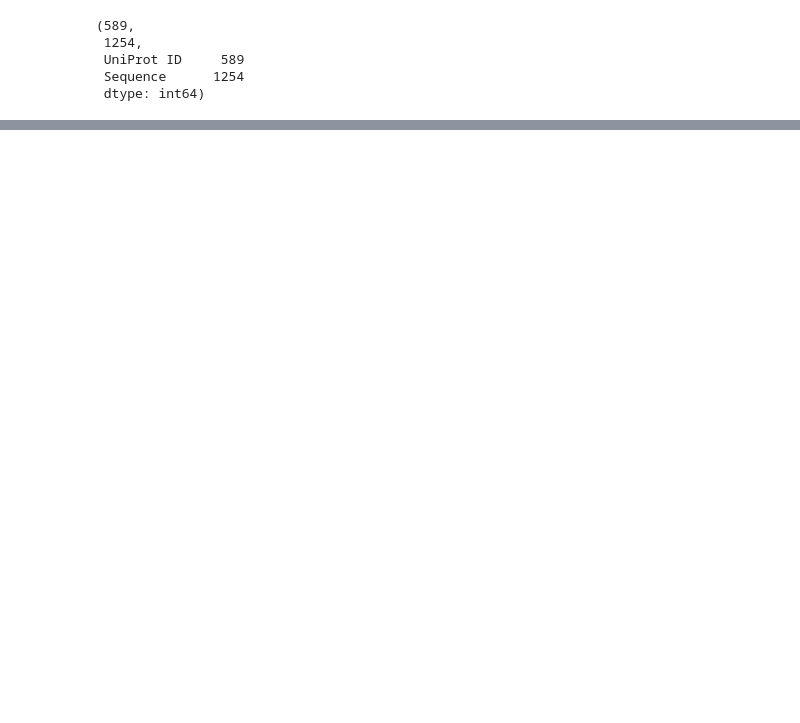
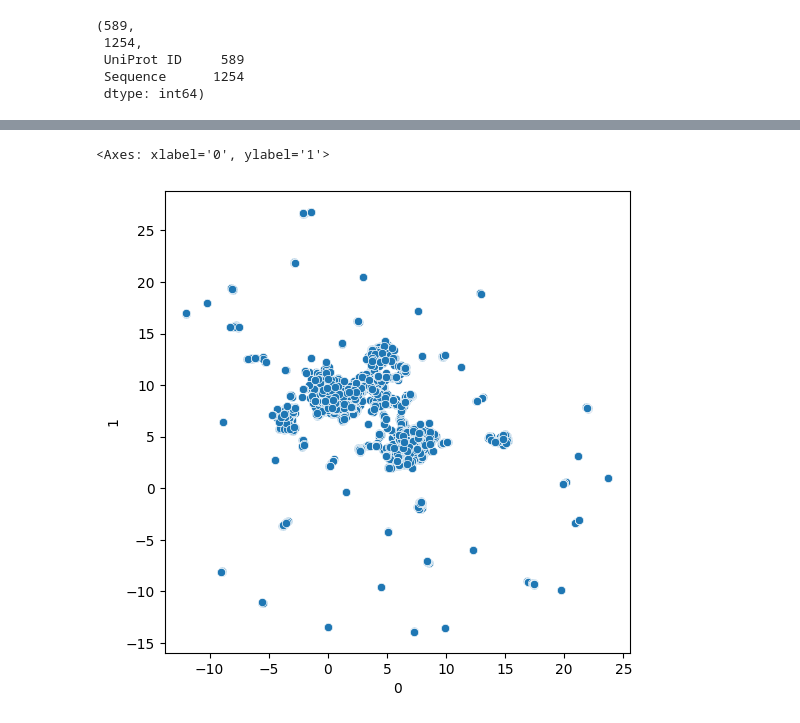
Before and after one commit to nonseanr/BioXML-Hack, a Jupyter notebook: explore.ipynb, the cells around one changed output, grey strips where cells are left out. Cells and saved outputs as stored; diff of their text form; code cells hidden in the pictures; blank space fills up the shorter version.

```diff
--- a/explore.ipynb
+++ b/explore.ipynb
@@ -132,0 +157,20 @@ RuntimeError: MPS backend out of memory (MPS allocated: 60.15 GB, other allocati
+# %%
+text_enc = TextEncoder(config_path='microsoft/BiomedNLP-BiomedBERT-base-uncased-abstract-fulltext', out_dim=256)
+text_enc.model = text_enc.model.to(device)
+text_enc.out = text_enc.out.to(device)
+
+# freeze weights
+for param in text_enc.model.parameters():
+    param.requires_grad = False
+# %%
+text_emb = text_enc.get_repr(sm2lang['descriptors'], batch_size=16, verbose=True).numpy(force=True)
+# %%
+u = umap.UMAP(n_neighbors=10).fit_transform(text_emb)
+u = pd.DataFrame(u)
+u['descriptors'] = sm2lang['descriptors']
+# %%
+fig, ax = plt.subplots(1, 1, figsize=(6,6))
+sns.scatterplot(u, x=0, y=1, ax=ax)
+# %% [output]
+<Axes: xlabel='0', ylabel='1'>
+[figure, added]
```
Also changed, not shown: parts of 25 cells of this notebook, 10 other files.
